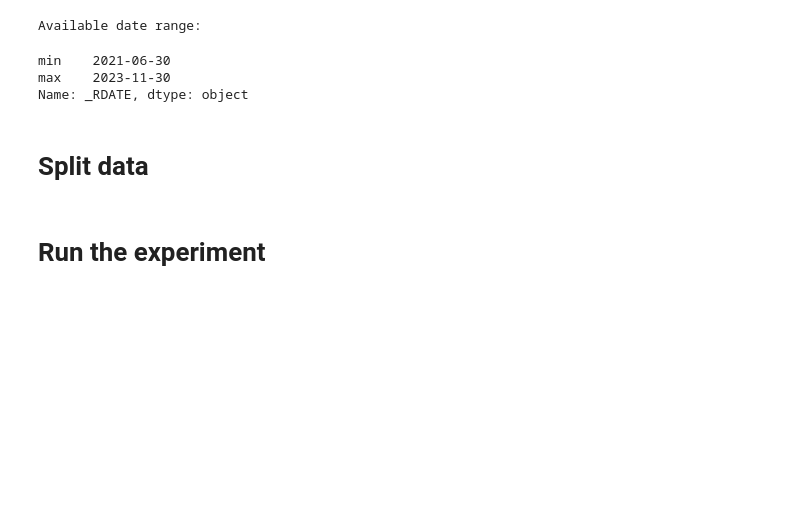
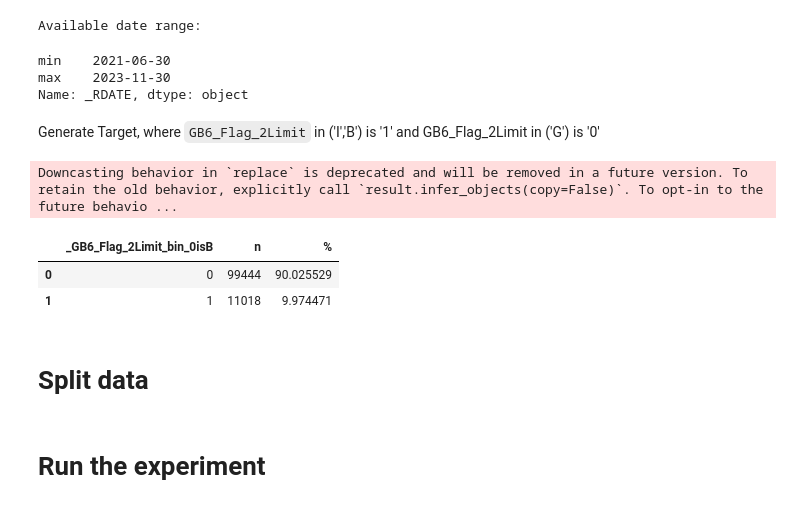
Before and after one commit to hdychko/terminus, a Jupyter notebook: notebooks/[Modelling] [Final_AIQ2-50] [I excluded] LogRegression - feature selection - 5 (final).ipynb, the cells around one changed output. Drawn from its saved outputs; the diff is of its cells as text; code cells hidden in the pictures; blank space fills up the shorter version.

```diff
--- a/notebooks/[Modelling] [Final_AIQ2-50] [I excluded] LogRegression - feature selection - 5.ipynb
+++ b/notebooks/[Modelling] [Final_AIQ2-50] [I excluded] LogRegression - feature selection - 5 (final).ipynb
@@ -135,6 +138,28 @@ Available date range:
 min    2021-06-30
 max    2023-11-30
 Name: _RDATE, dtype: object
+# %% [markdown]
+Generate Target, where `GB6_Flag_2Limit` in ('I','B') is '1' and GB6_Flag_2Limit in ('G') is '0'
+# %%
+df[f'_{TARGET_NAME}_bin_0isB'] = df[TARGET_NAME].replace(
+    {
+        'G': 0,
+        'I': 1,
+        'B': 1
+    }
+)
+# %% [output]
+Downcasting behavior in `replace` is deprecated and will be removed in a future version. To retain the old behavior, explicitly call `result.infer_objects(copy=False)`. To opt-in to the future behavio ...
+# %%
+pd.merge(
+    df[f'_{TARGET_NAME}_bin_0isB'].value_counts().reset_index(name='n'),
+    (df[f'_{TARGET_NAME}_bin_0isB'].value_counts(normalize=True) * 100).reset_index(name='%'),
+    on=f'_{TARGET_NAME}_bin_0isB', how='outer'
+)
+# %% [output]
+|  | _GB6_Flag_2Limit_bin_0isB | n | % |
+| 0 | 0 | 99444 | 90.025529 |
+| 1 | 1 | 11018 | 9.974471 |
 # %% [markdown]
 # Split data
 # %%
```
Also changed, not shown: parts of 15 cells of this notebook, 7 other files.
